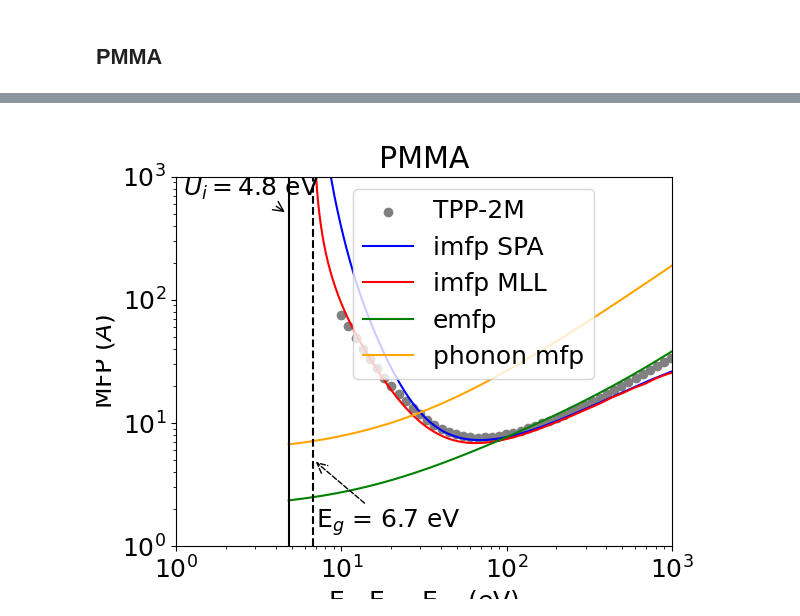
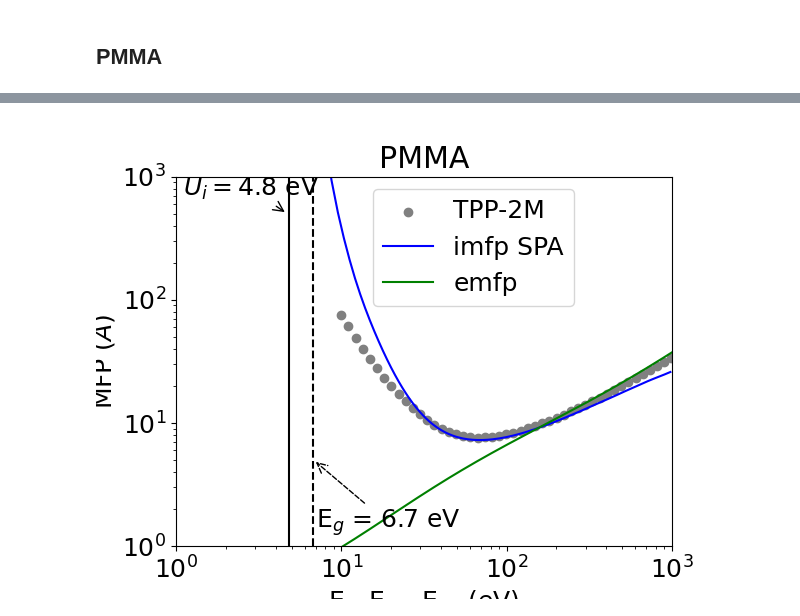
Before and after one commit to oridzel/mast_sey, a Jupyter notebook: plot.ipynb, the cells around one changed output, grey strips where cells are left out. Cells and saved outputs as stored; diff of their text form; code cells hidden in the pictures.

```diff
--- a/plot.ipynb
+++ b/plot.ipynb
@@ -67,33 +55,31 @@ fd_imfp_tpp = np.loadtxt("../optical-data-fit/imfp/pmma/pmma_New_TPP-2M.imfp")
 # %%
 plt.figure()
 
 plt.scatter(fd_imfp_tpp[:,0], fd_imfp_tpp[:,1],label="TPP-2M",color="gray")
 
-plt.plot(fd_mfp_spa[:,0], fd_mfp_spa[:,1],label="imfp SPA",color="blue")
-plt.plot(fd_mfp_mll[:,0], fd_mfp_mll[:,1],label="imfp MLL",color="red")
+plt.plot(fd_mfp_spa[:,0]-6.7-15.8, fd_mfp_spa[:,1],label="imfp SPA",color="blue")
+# plt.plot(fd_mfp_mll[:,0], fd_mfp_mll[:,1],label="imfp MLL",color="red")
 
 plt.plot(fd_mfp_spa[:,0], fd_mfp_spa[:,2],label="emfp",color="green")
-plt.plot(fd_mfp_spa[:,0], fd_mfp_spa[:,3],label="phonon mfp",color="orange")
-# plt.plot(fd_mfp_spa[:,0], fd_mfp_spa[:,4],'--',label="phonon mfp",color="orange")
 
 plt.plot([4.8, 4.8], [1, 1000], color="black")
 plt.annotate(r"$U_i = 4.8$ eV", xy=(4.7, 500), xytext=(1.1, 700), arrowprops=dict(arrowstyle="->"))
 
 plt.plot([6.7, 6.7], [1, 1000], "--", color="black")
 plt.annotate(r"E$_g$ = 6.7 eV", xy=(6.8, 5), xytext=(7, 1.4), arrowprops=dict(arrowstyle="->",linestyle="--"))
 
 
 plt.xlabel(r"E - E$_g$ - E$_{vb}$ (eV)")
 plt.ylabel(r"MFP ($\AA$)")
 plt.title("PMMA")
 plt.xscale('log')
 plt.yscale('log')
 plt.xlim(1,1000)
 plt.ylim(1,1000)
 plt.legend(loc='upper center', bbox_to_anchor=(0.6, 1))
 plt.show()
 # %% [output]
-[figure, old version]
+[figure, new version]
 # %%
 fd_el = np.loadtxt("materials/pmma/spa/mc_sc_el.plot")
 fd_in = np.loadtxt("materials/pmma/spa/mc_sc_in.plot")
```
Also changed, not shown: parts of 19 cells of this notebook, 9 other files.
